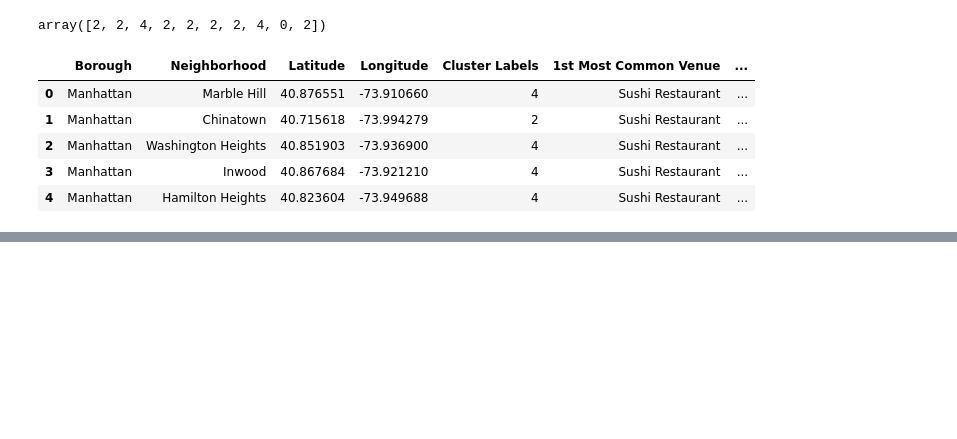
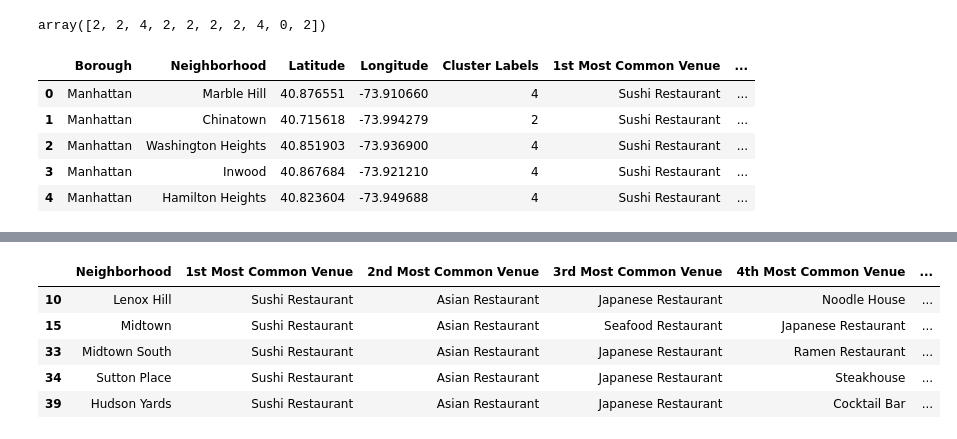
Before and after one commit to msoel/Coursera_Capstone, a Jupyter notebook: battle_neighborhoods.ipynb, the cells around one changed output, grey strips where cells are left out. Saved outputs shown, nothing was run; the diff lists cells and outputs as text; code cells hidden in the pictures; blank space fills up the shorter version.

```diff
--- a/battle_neighborhoods.ipynb
+++ b/battle_neighborhoods.ipynb
@@ -415,3 +415,12 @@ manhattan_merged.loc[manhattan_merged['Cluster Labels'] == 2, manhattan_merged.c
 | 32 | Civic Center | Sushi Restaurant | Japanese Restaurant | Theme Restaurant | Noodle House | ... |
 | 37 | Stuyvesant Town | Sushi Restaurant | Japanese Restaurant | Vegetarian / Vegan Restaurant | Noodle House | ... |
 | 38 | Flatiron | Sushi Restaurant | Japanese Restaurant | Vegetarian / Vegan Restaurant | Chinese Restaurant | ... |
+# %%
+manhattan_merged.loc[manhattan_merged['Cluster Labels'] == 3, manhattan_merged.columns[[1] + list(range(5, manhattan_merged.shape[1]))]]
+# %% [output]
+|  | Neighborhood | 1st Most Common Venue | 2nd Most Common Venue | 3rd Most Common Venue | 4th Most Common Venue | ... |
+| 10 | Lenox Hill | Sushi Restaurant | Asian Restaurant | Japanese Restaurant | Noodle House | ... |
+| 15 | Midtown | Sushi Restaurant | Asian Restaurant | Seafood Restaurant | Japanese Restaurant | ... |
+| 33 | Midtown South | Sushi Restaurant | Asian Restaurant | Japanese Restaurant | Ramen Restaurant | ... |
+| 34 | Sutton Place | Sushi Restaurant | Asian Restaurant | Japanese Restaurant | Steakhouse | ... |
+| 39 | Hudson Yards | Sushi Restaurant | Asian Restaurant | Japanese Restaurant | Cocktail Bar | ... |
```
Also changed, not shown: parts of 1 cell of this notebook, 2 other files.
